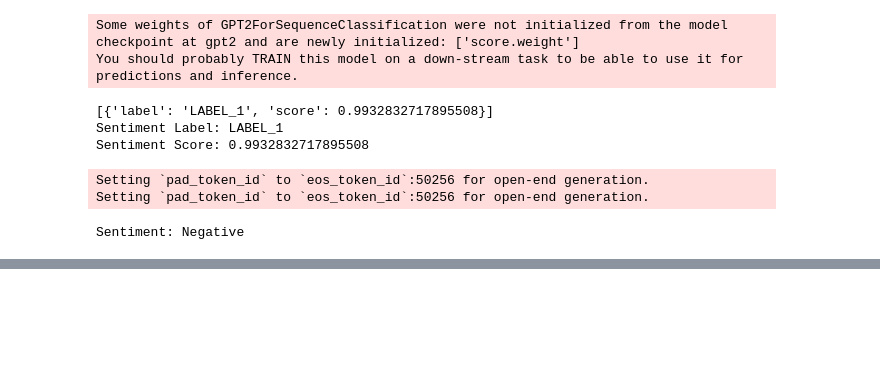
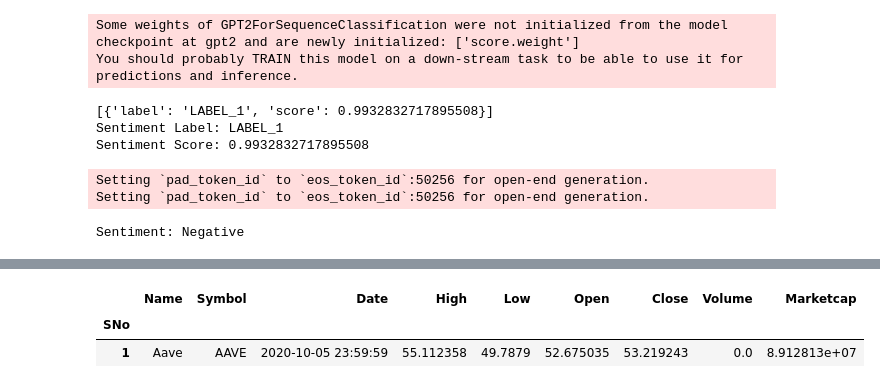
Before and after one commit to FawziElZein/data_analysis_saturn_group, a Jupyter notebook: notebook.ipynb, the cells around one changed output, grey strips where cells are left out. Saved outputs shown, nothing was run; the diff lists cells and outputs as text; code cells hidden in the pictures; blank space fills up the shorter version.

```diff
--- a/notebook.ipynb
+++ b/notebook.ipynb
@@ -233,3 +233,9 @@ print(f"Sentiment: {sentiment}")
 Setting `pad_token_id` to `eos_token_id`:50256 for open-end generation.
 Setting `pad_token_id` to `eos_token_id`:50256 for open-end generation.
 Sentiment: Negative
+# %%
+from lookups import CsvUrlTweets,CsvUrlHistoricalData
+from pandas_data_handler import get_online_csv_into_df_list
+
+df_list,df_titles = get_online_csv_into_df_list(CsvUrlTweets,CsvUrlHistoricalData)
+df_list[0]
@@ -235,0 +277,6 @@ Sentiment: Negative
+# %%
+df_list[1].iloc[0:1]
+# %% [output]
+|  | Name | Symbol | Date | High | Low | Open | Close | Volume | Marketcap |
+| SNo |  |  |  |  |  |  |  |  |  |
+| 1 | Aave | AAVE | 2020-10-05 23:59:59 | 55.112358 | 49.7879 | 52.675035 | 53.219243 | 0.0 | 8.912813e+07 |
```
Also changed, not shown: parts of 2 cells of this notebook, 5 other files.
